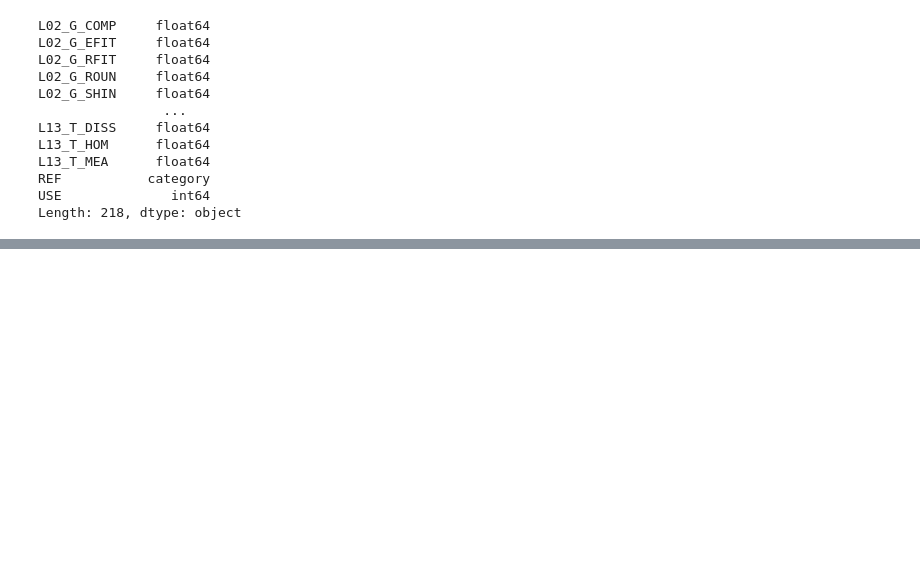
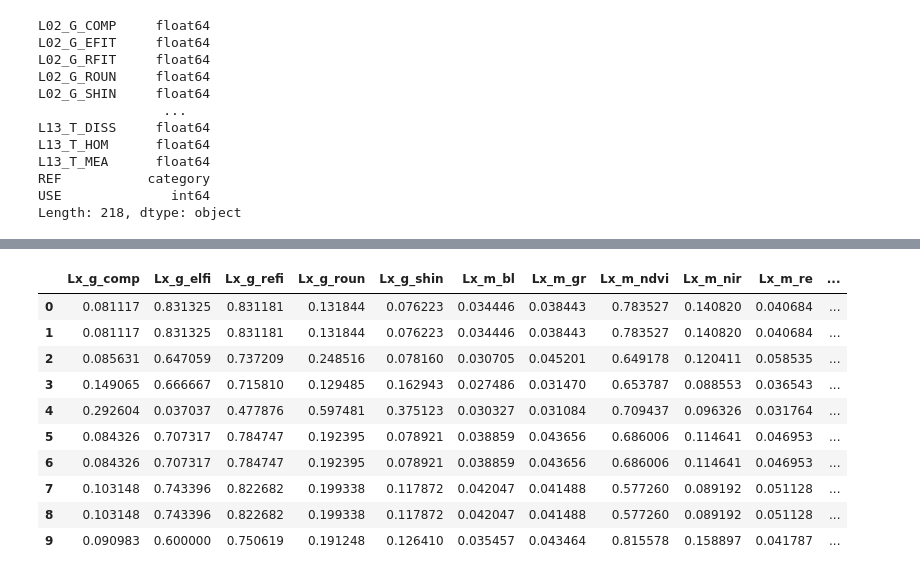
Before and after one commit to carls31/active-learning-virtual-SVM, a Jupyter notebook: AL_VSVM.ipynb, the cells around one changed output, grey strips where cells are left out. Cells and saved outputs as stored; diff of their text form; code cells hidden in the pictures; blank space fills up the shorter version.

```diff
--- a/AL_VSVM.ipynb
+++ b/AL_VSVM.ipynb
@@ -455,0 +652,14 @@ print(accVSVM)
+# %%
+SVL2[0:10].reset_index(drop=True)
+# %% [output]
+|  | Lx_g_comp | Lx_g_elfi | Lx_g_refi | Lx_g_roun | Lx_g_shin | Lx_m_bl | Lx_m_gr | Lx_m_ndvi | Lx_m_nir | Lx_m_re | ... |
+| 0 | 0.081117 | 0.831325 | 0.831181 | 0.131844 | 0.076223 | 0.034446 | 0.038443 | 0.783527 | 0.140820 | 0.040684 | ... |
+| 1 | 0.081117 | 0.831325 | 0.831181 | 0.131844 | 0.076223 | 0.034446 | 0.038443 | 0.783527 | 0.140820 | 0.040684 | ... |
+| 2 | 0.085631 | 0.647059 | 0.737209 | 0.248516 | 0.078160 | 0.030705 | 0.045201 | 0.649178 | 0.120411 | 0.058535 | ... |
+| 3 | 0.149065 | 0.666667 | 0.715810 | 0.129485 | 0.162943 | 0.027486 | 0.031470 | 0.653787 | 0.088553 | 0.036543 | ... |
+| 4 | 0.292604 | 0.037037 | 0.477876 | 0.597481 | 0.375123 | 0.030327 | 0.031084 | 0.709437 | 0.096326 | 0.031764 | ... |
+| 5 | 0.084326 | 0.707317 | 0.784747 | 0.192395 | 0.078921 | 0.038859 | 0.043656 | 0.686006 | 0.114641 | 0.046953 | ... |
+| 6 | 0.084326 | 0.707317 | 0.784747 | 0.192395 | 0.078921 | 0.038859 | 0.043656 | 0.686006 | 0.114641 | 0.046953 | ... |
+| 7 | 0.103148 | 0.743396 | 0.822682 | 0.199338 | 0.117872 | 0.042047 | 0.041488 | 0.577260 | 0.089192 | 0.051128 | ... |
+| 8 | 0.103148 | 0.743396 | 0.822682 | 0.199338 | 0.117872 | 0.042047 | 0.041488 | 0.577260 | 0.089192 | 0.051128 | ... |
+| 9 | 0.090983 | 0.600000 | 0.750619 | 0.191248 | 0.126410 | 0.035457 | 0.043464 | 0.815578 | 0.158897 | 0.041787 | ... |
```
Also changed, not shown: parts of 33 cells of this notebook, 1 other file.
